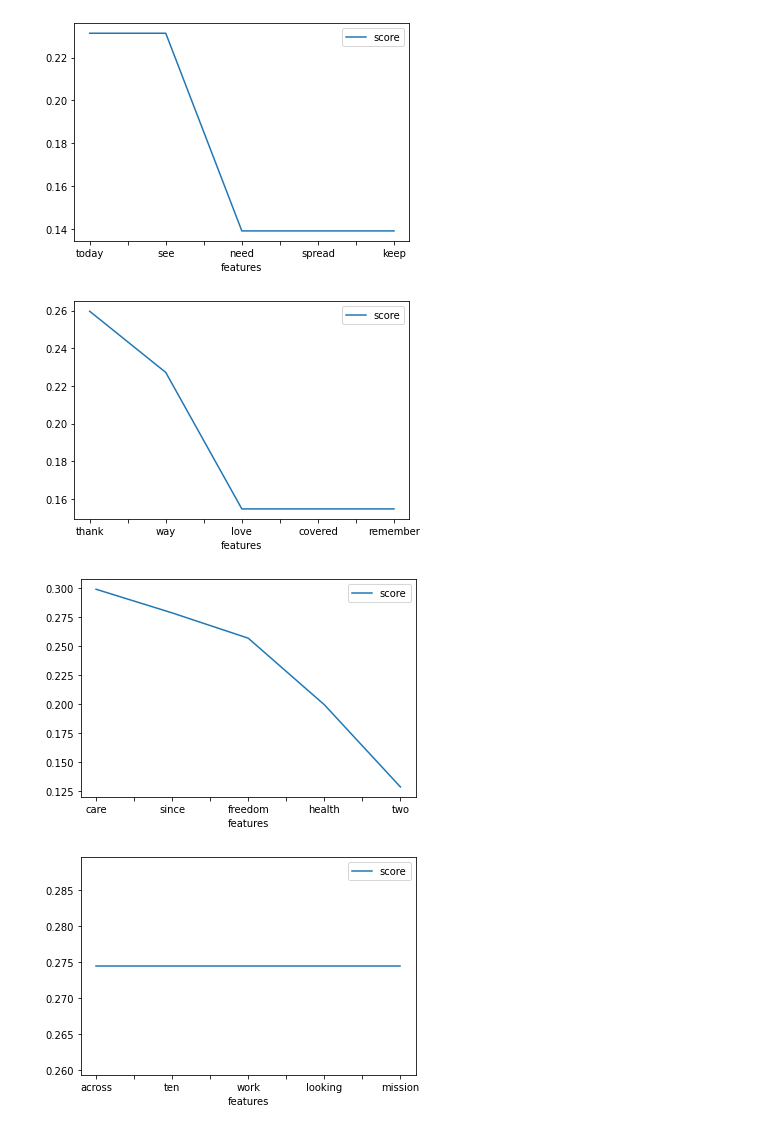
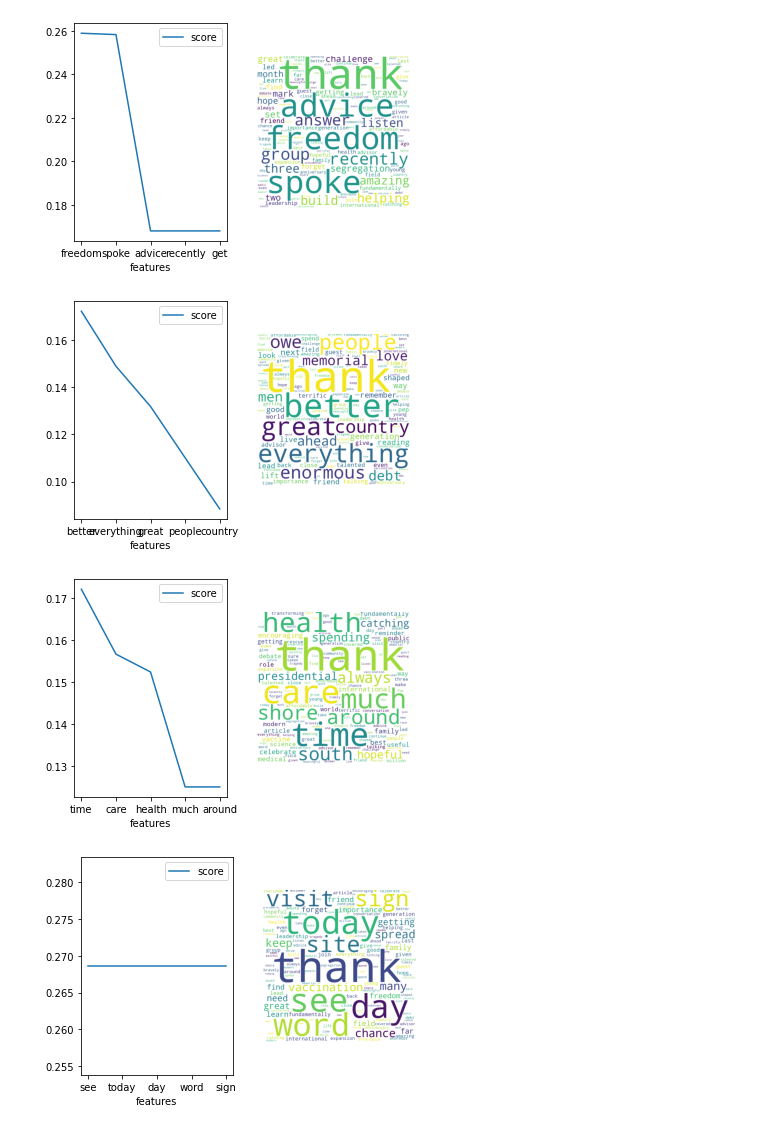
Before and after one commit to wzheng29/twitter-wordcloud, a Jupyter notebook: tweet_clusters.ipynb, the cells around one changed output. Drawn from its saved outputs; the diff is of its cells as text; code cells hidden in the pictures.

Commit message:
implemented word cloud for each cluster

```diff
--- a/tweet_clusters.ipynb
+++ b/tweet_clusters.ipynb
@@ -20,10 +21,10 @@ c:\users\winni\appdata\local\programs\python\python37\lib\site-packages\numpy\.l
 #Authentication
 def twitter_auth():
     try:
-        consumer_key = '---'
-        consumer_secret = '---'
-        access_token = '---'
-        access_secret = '---'
+        consumer_key = 'buBm2OfmnHscCBy2JBjppne2e'
+        consumer_secret = 'CfEYXOpMZL8YM2l3MP3D0FkctNhTy2YGaTEH6klpO948xOgdKd'
+        access_token = '1394864881610985477-kkTDZ4o5HZDS3igezF1ZsIk7XBOxV6'
+        access_secret = 'eM0RaP45EJlrnetNX4XulVt4dXxsbAuZPbxSruwRb7Xdl'
     except KeyError:
         sys.stderr.write("Enviornment variable not set\n")
         sys.exit(1)
@@ -40,18 +41,16 @@ def get_twitter_client():
 def processTweets():
     user = "BarackObama"
     api = get_twitter_client()
-    status = tweepy.Cursor(api.user_timeline, id = user, tweet_mode = "extended", lang = 'en', exclude_replies = True, include_rts = False).items(10)
+    status = tweepy.Cursor(api.user_timeline, id = user, tweet_mode = "extended", lang = 'en', exclude_replies = True, include_rts = False).items(15)
 
     tweet_list = [tweets.full_text for tweets in status]
-    word_list = []
+    group_words = []
     for tweet in tweet_list:
+        word_list = []
         for word in tweet.split():
             if word.isalpha():
                 word_list.append(word)
-    group_words = []
-    split_words = np.array_split(word_list, 10)
-    for group in split_words:
-        group_words.append(' '.join(group))
+        group_words.append(' '.join(word_list))
 
     return group_words
 # %%
@@ -86,12 +86,21 @@ prediction = kmeans.predict(features)
 terms = tfidf.get_feature_names()
 labels = np.unique(prediction)
 tfidf_array = features.toarray()
+top_terms = []
 for label in labels:
     index = np.where(prediction == label)
     means = np.mean(tfidf_array[index], axis = 0)#average score for each cluster
     sorted_mean = np.argsort(means)[::-1][:5]#top 5 scores
     best_terms = [(terms[i], means[i]) for i in sorted_mean]
+    top_terms = [terms[i] for i in np.argsort(means)[::-1][:]]
+
+    fig = plt.figure()
+    ax1 = fig.add_subplot(121)
+    ax2 = fig.add_subplot(122)
     graph = pd.DataFrame(best_terms,columns=['features','score'])
-    graph.plot(x='features', y='score', kind='line')
+    graph.plot(x='features', y='score', kind='line',ax=ax1)
+    word_cloud = WordCloud(width=900, height=900, background_color = 'white', min_font_size=10, prefer_horizontal = True).generate(' '.join(top_terms))
+    ax2.imshow(word_cloud)
+    ax2.axis("off")
     plt.show()
 # %% [output]
@@ -99,7 +108,7 @@ for label in labels:
-[figure, old version]
+[figure, new version]
-[figure, old version]
+[figure, new version]
-[figure, old version]
+[figure, new version]
-[figure, old version]
+[figure, new version]
 # %%
 #Print clusters
 order_centroids = kmeans.cluster_centers_.argsort()[:,::-1]
```
Also changed, not shown: parts of 4 cells of this notebook.
